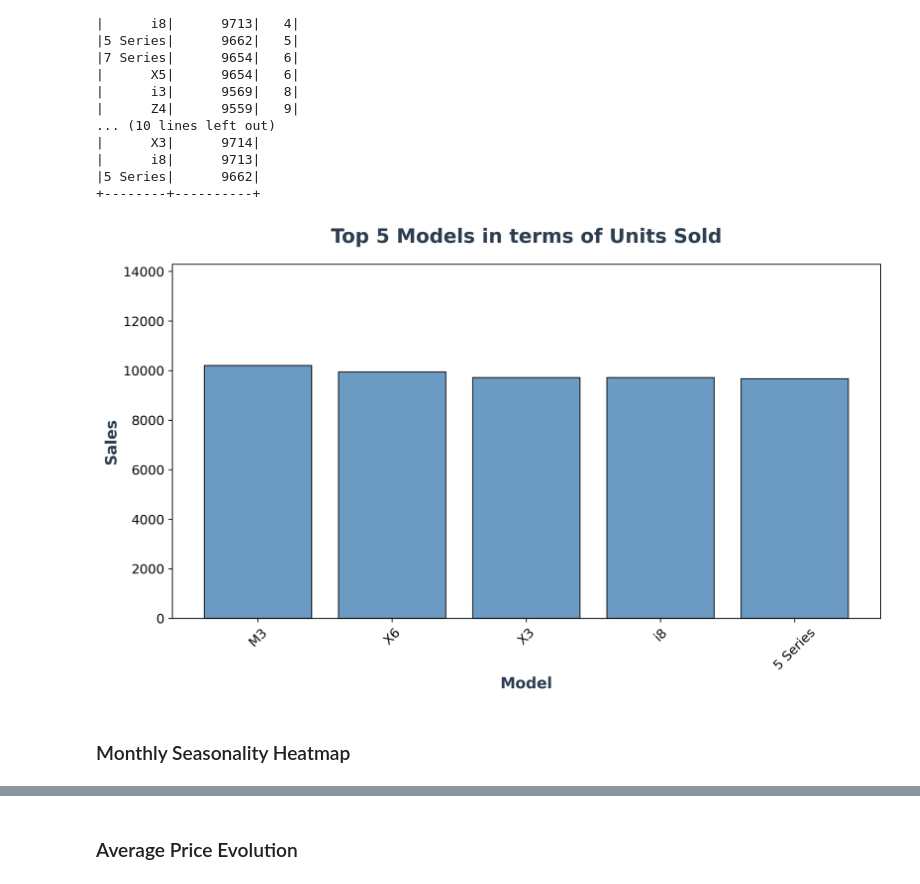
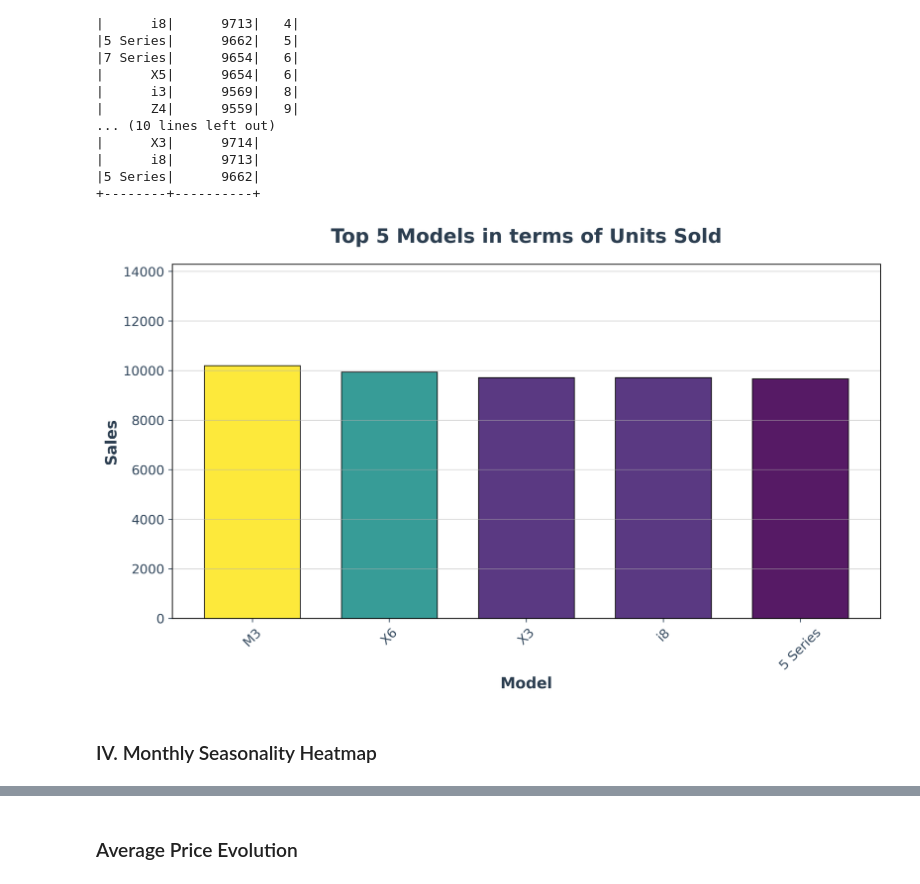
Before and after one commit to smartestnerdfromtown/bmw_sales_analysis_2010_2024, a Jupyter notebook: analysis.ipynb, the cells around one changed output, grey strips where cells are left out. Saved outputs shown, nothing was run; the diff lists cells and outputs as text; code cells hidden in the pictures.

```diff
--- a/analysis.ipynb
+++ b/analysis.ipynb
@@ -361,47 +362,52 @@ top5_performers.show()
 |5 Series|      9662|
 +--------+----------+
 # %%
-models = [row["model"] for row in top5_performers.collect()]
-units_sold = [row["units_sold"] for row in top5_performers.collect()]
+rows = top5_performers.collect()
+models = [row["model"] for row in rows]
+units_sold = [row["units_sold"] for row in rows]
 # %%
 fig, ax = plt.subplots(
-    nrows=1,
-    ncols=1,
     figsize=(10, 6),
     dpi=300,
     constrained_layout=True,
 )
-ax.bar(
+
+# Kinda color map based on values
+norm = plt.Normalize(min(units_sold), max(units_sold))
+colors = cm.viridis(norm(units_sold))
+
+bars = ax.bar(
     models,
     units_sold,
-    width=0.8,
-    bottom=0,
-    align="center",
-    color="steelblue",
+    width=0.7,
     edgecolor="black",
-    linewidth=1,
-    alpha=0.8,
+    linewidth=0.8,
+    alpha=0.9,
+    color=colors,
 )
 
 ax.set_title(
     "Top 5 Models in terms of Units Sold",
     fontsize=18,
     fontweight="bold",
     color="#2c3e50",
     pad=20,
 )
 ax.set_xlabel("Model", fontsize=14, fontweight="bold", color="#2c3e50")
 ax.set_ylabel("Sales", fontsize=14, fontweight="bold", color="#2c3e50")
 
-ax.tick_params(axis="x", rotation=45, labelsize=12)
-ax.tick_params(axis="y", labelsize=12)
+ax.tick_params(axis="x", rotation=45, labelsize=12, colors="#34495e")
+ax.tick_params(axis="y", labelsize=12, colors="#34495e")
+
+ax.grid(axis="y", linestyle="-", alpha=0.5)
 
 ax.set_ylim(0, max(units_sold) * 1.4)
+plt.savefig("images/top_5_models.png", dpi=1200, bbox_inches="tight")
 plt.show()
 # %% [output]
-[figure, old version]
+[figure, new version]
 # %% [markdown]
-### Monthly Seasonality Heatmap
+### IV. Monthly Seasonality Heatmap
 # %%
 monthly_season_check = spark.sql(
     """
```
Also changed, not shown: parts of 5 cells of this notebook, 2 other files.
